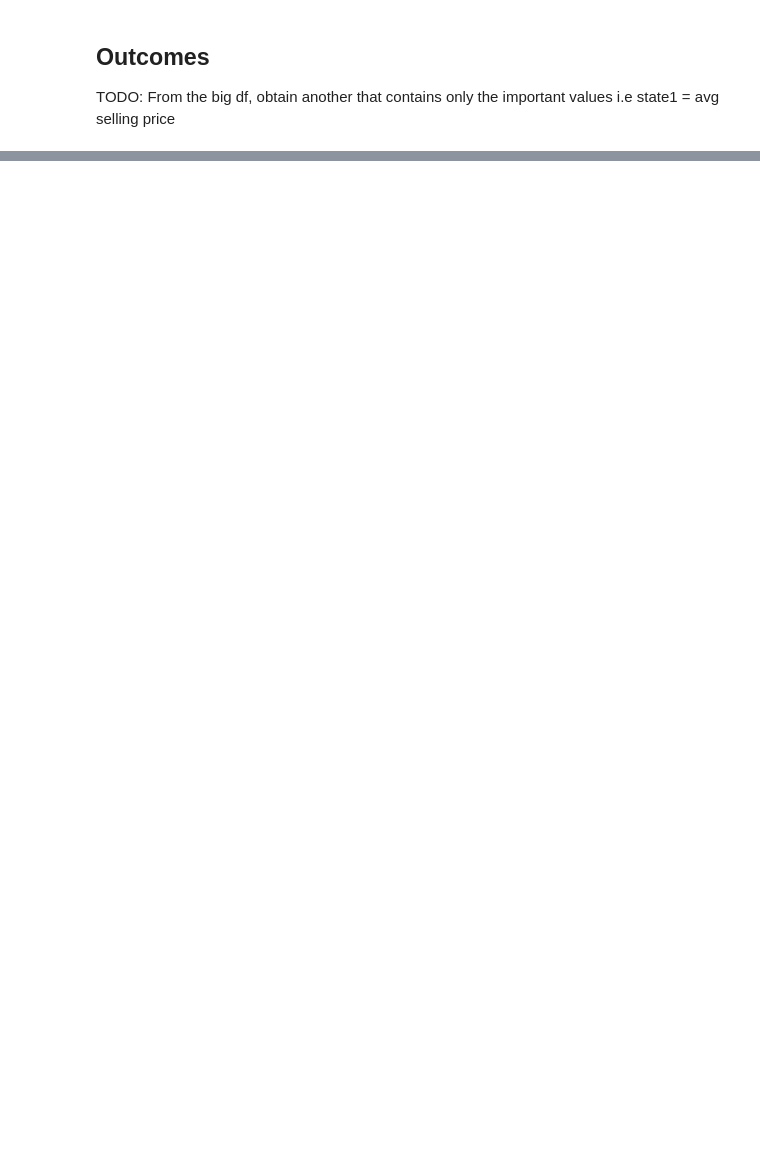
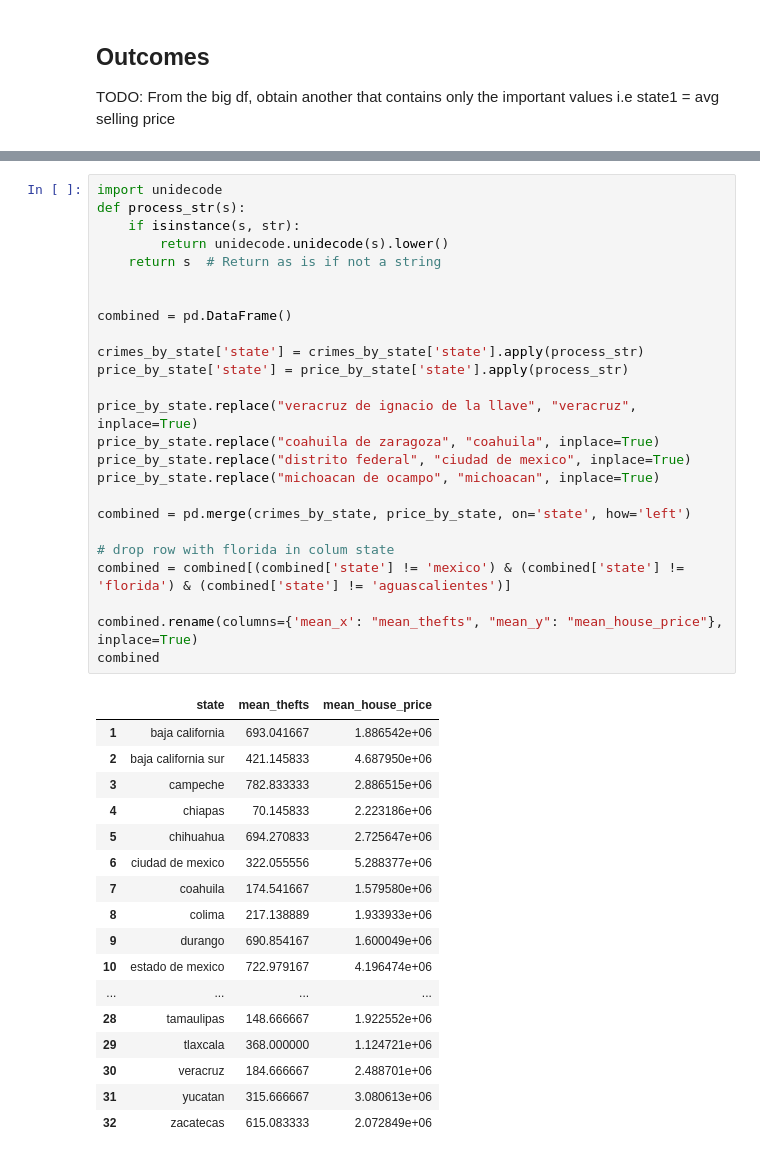
Before and after one commit to carlovinggio/MachineLearning, a Jupyter notebook: test_ML/crimen_vs_house.ipynb, the cells around one changed output, grey strips where cells are left out. Drawn from its saved outputs; the diff is of its cells as text; blank space fills up the shorter version.

```diff
--- a/test_ML/crimen_vs_house.ipynb
+++ b/test_ML/crimen_vs_house.ipynb
@@ -125,0 +175,43 @@ price_by_state
+# %%
+import unidecode
+def process_str(s):
+    if isinstance(s, str):
+        return unidecode.unidecode(s).lower()
+    return s  # Return as is if not a string
+
+
+combined = pd.DataFrame()
+
+crimes_by_state['state'] = crimes_by_state['state'].apply(process_str)
+price_by_state['state'] = price_by_state['state'].apply(process_str)
+
+price_by_state.replace("veracruz de ignacio de la llave", "veracruz", inplace=True)
+price_by_state.replace("coahuila de zaragoza", "coahuila", inplace=True)
+price_by_state.replace("distrito federal", "ciudad de mexico", inplace=True)
+price_by_state.replace("michoacan de ocampo", "michoacan", inplace=True)
+
+combined = pd.merge(crimes_by_state, price_by_state, on='state', how='left')
+
+# drop row with florida in colum state
+combined = combined[(combined['state'] != 'mexico') & (combined['state'] != 'florida') & (combined['state'] != 'aguascalientes')]
+
+combined.rename(columns={'mean_x': "mean_thefts", "mean_y": "mean_house_price"}, inplace=True)
+combined
+# %% [output]
+|  | state | mean_thefts | mean_house_price |
+| 1 | baja california | 693.041667 | 1.886542e+06 |
+| 2 | baja california sur | 421.145833 | 4.687950e+06 |
+| 3 | campeche | 782.833333 | 2.886515e+06 |
+| 4 | chiapas | 70.145833 | 2.223186e+06 |
+| 5 | chihuahua | 694.270833 | 2.725647e+06 |
+| 6 | ciudad de mexico | 322.055556 | 5.288377e+06 |
+| 7 | coahuila | 174.541667 | 1.579580e+06 |
+| 8 | colima | 217.138889 | 1.933933e+06 |
+| 9 | durango | 690.854167 | 1.600049e+06 |
+| 10 | estado de mexico | 722.979167 | 4.196474e+06 |
+| ... | ... | ... | ... |
+| 28 | tamaulipas | 148.666667 | 1.922552e+06 |
+| 29 | tlaxcala | 368.000000 | 1.124721e+06 |
+| 30 | veracruz | 184.666667 | 2.488701e+06 |
+| 31 | yucatan | 315.666667 | 3.080613e+06 |
+| 32 | zacatecas | 615.083333 | 2.072849e+06 |
```
Also changed, not shown: parts of 7 cells of this notebook, 2 other files.
